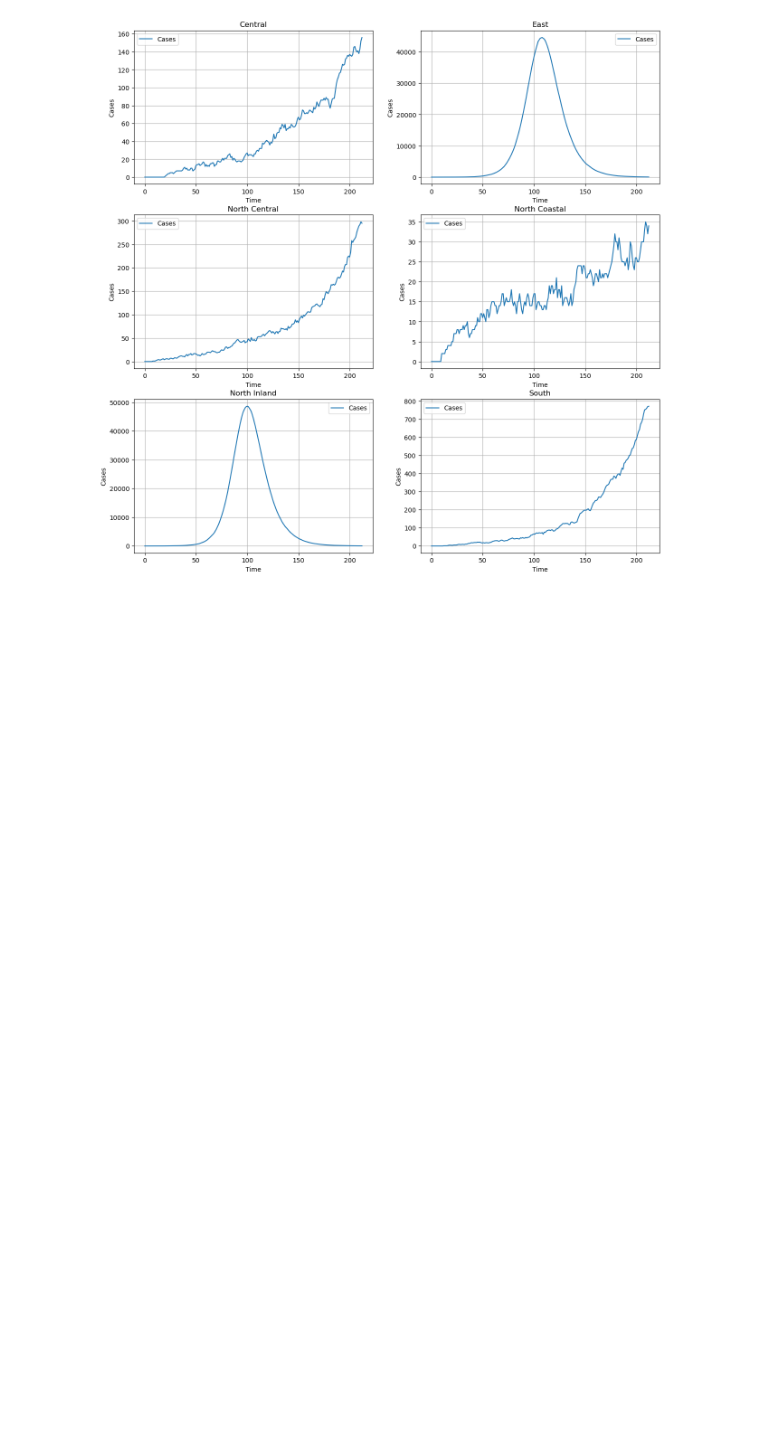
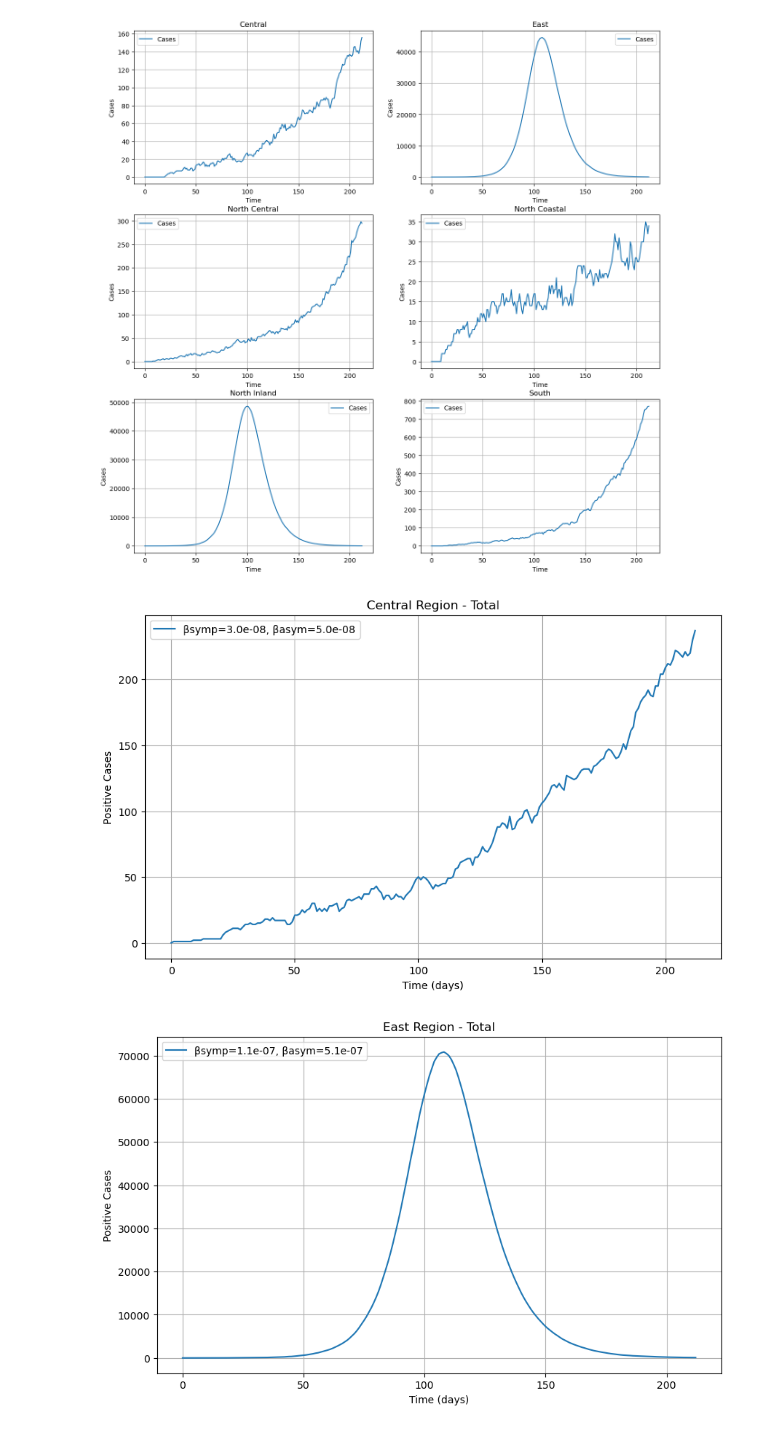
Before and after one commit to kazi0302/COVID-19-Modeling-and-Parameter-Fitting, a Jupyter notebook: Monte Carlo Simulation/MC_simulator_v2.ipynb, the cells around one changed output. Cells and saved outputs as stored; diff of their text form; code cells hidden in the pictures; blank space fills up the shorter version.

Commit message:
new result

```diff
--- a/Monte Carlo Simulation/MC_simulator_v2.ipynb
+++ b/Monte Carlo Simulation/MC_simulator_v2.ipynb
@@ -1030,3 +1030,31 @@ ax6.set_ylabel('Cases')
 ax6.grid()
 # %% [output]
 [figure]
+# %%
+def plot_total(name, idx, result_1, result_2, lsqrs_min):
+
+    time = pd.DataFrame(np.linspace(0, 214, 215))
+
+    p1 = parameters.loc[parameters['Region'] == name]['Beta Symptomatic'][idx]
+    p2 = parameters.loc[parameters['Region'] == name]['Beta Asymptomatic'][idx]
+
+    last = result_1['I'][lsqrs_min.index[0]][:-2] + result_2['I'][lsqrs_min.index[0]][:-2]
+
+    fig = plt.figure(figsize=(10, 6))
+    plt.plot(time[:-2], last, label='βsymp={}, βasym={}'.format(p1, p2))
+    plt.title('{} Region - Total'.format(name))
+    plt.legend(loc='upper left')
+    plt.xlabel('Time (days)')
+    plt.ylabel('Positive Cases')
+    plt.grid()
+    plt.show()
+# %%
+plot_total('Central', 0, central_high_v1, central_low_v1, central_lsqs_min)
+plot_total('East', 1, east_high_v1, east_low_v1, east_lsqs_min)
+plot_total('North Central', 2, north_central_high_v1, north_central_low_v1, north_central_lsqs_min)
+plot_total('North Coastal', 3, north_coastal_high_v1, north_coastal_low_v1, north_coastal_lsqs_min)
+plot_total('North Inland', 4, north_inland_high_v1, north_inland_low_v1, north_inland_lsqs_min)
+plot_total('South', 5, south_high_v1, south_low_v1, south_lsqs_min)
+# %% [output]
+[figure, added]
+[figure, added]
```
Also changed, not shown: parts of 1 cell of this notebook, 7 other files.
